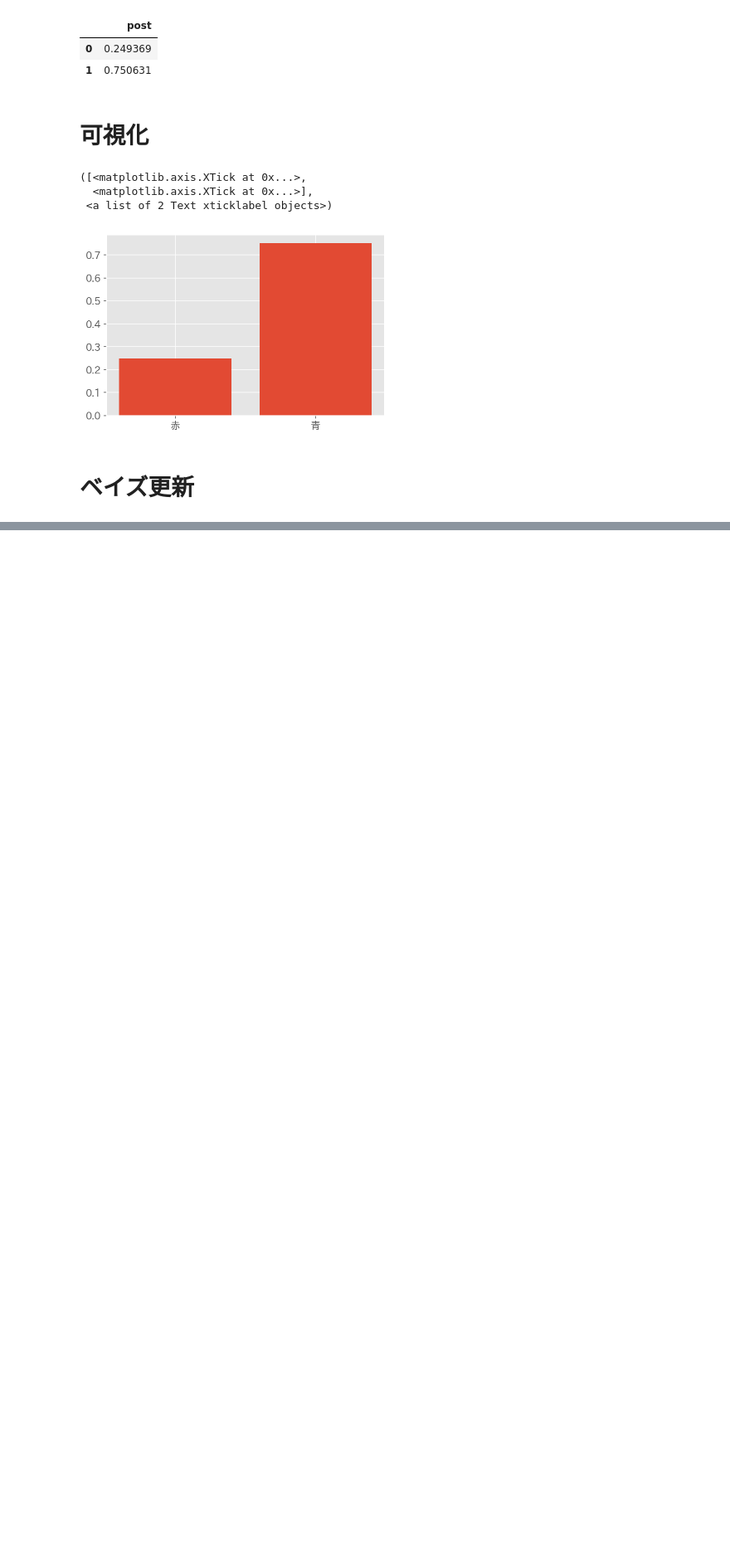
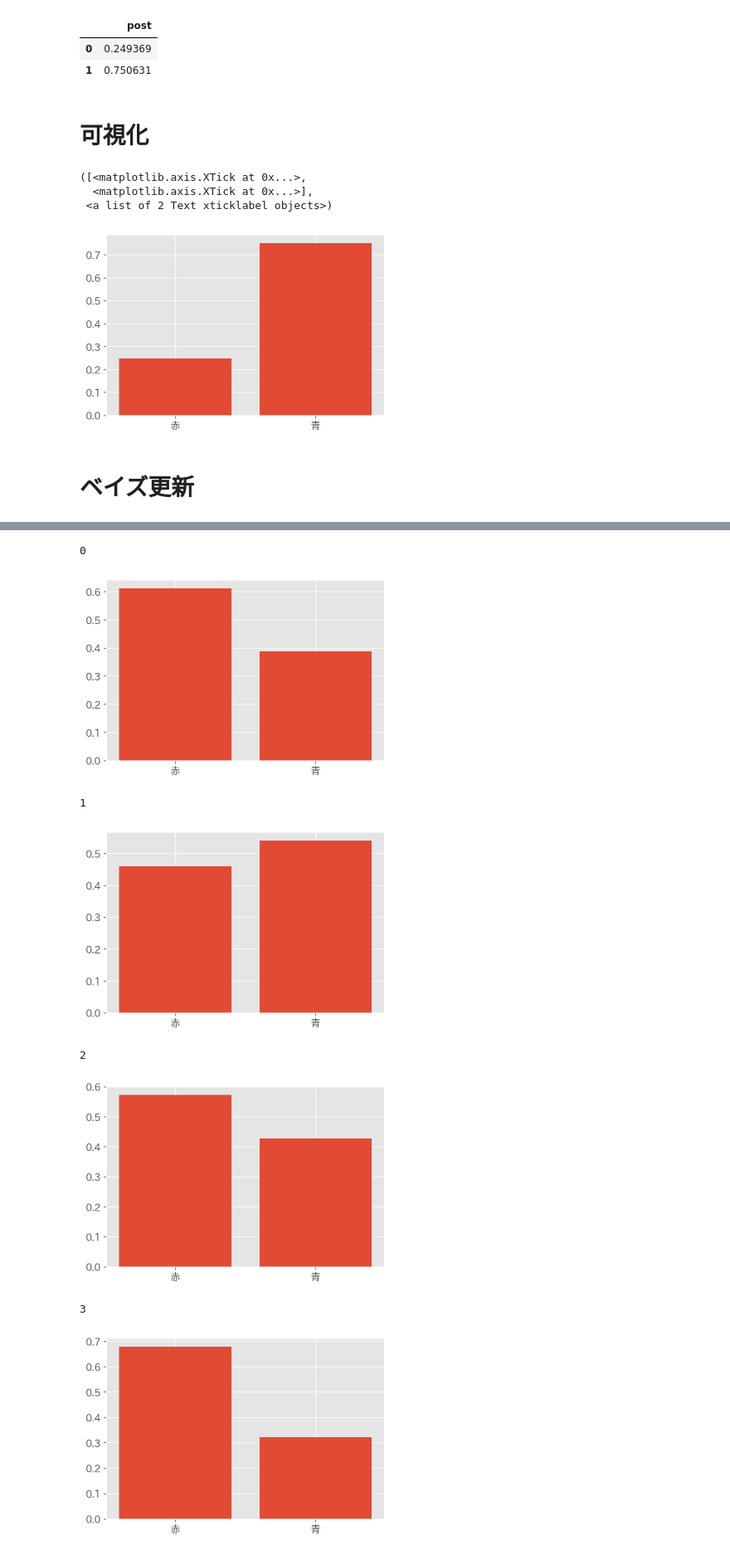
Before and after one commit to Yoshiyoshida/pystan_sample, a Jupyter notebook: Bayesian/ベイズ更新.ipynb, the cells around one changed output, grey strips where cells are left out. Shown: that part at 83% size. Saved outputs shown, nothing was run; the diff lists cells and outputs as text; code cells hidden in the pictures; blank space fills up the shorter version.

```diff
--- a/Bayesian/ベイズ更新.ipynb
+++ b/Bayesian/ベイズ更新.ipynb
@@ -102,0 +99,36 @@ SyntaxError: unexpected EOF while parsing (<ipython-input-41-d1cd83918b3e>, line
+# %%
+for num in range(data_len):
+    # どこまでのデータを使用するか
+    N_data = num + 1
+
+    # 尤度関数
+    ## P(data | a)
+    likehood_a = bernoulli.pmf(data[:N_data], p_a)
+
+    ## P(data | b)
+    likehood_b = bernoulli.pmf(data[:N_data], p_b)
+
+    pa_posterior = p_prior
+    pb_posterior = p_prior
+
+    pa_posterior *= np.prod(likehood_a)
+    pb_posterior *= np.prod(likehood_b)
+
+    norm = pa_posterior + pb_posterior
+
+    df = pd.DataFrame([pa_posterior/norm, pb_posterior/norm], columns=["post"])
+
+    x = np.arange(df.shape[0])
+    print(num)
+    plt.bar(x, df.post)
+    plt.xticks(x, ["赤", "青"])
+    plt.show()
+# %% [output]
+0
+[figure, added]
+1
+[figure, added]
+2
+[figure, added]
+3
+[figure, added]
```
Also changed, not shown: parts of 2 cells of this notebook.
